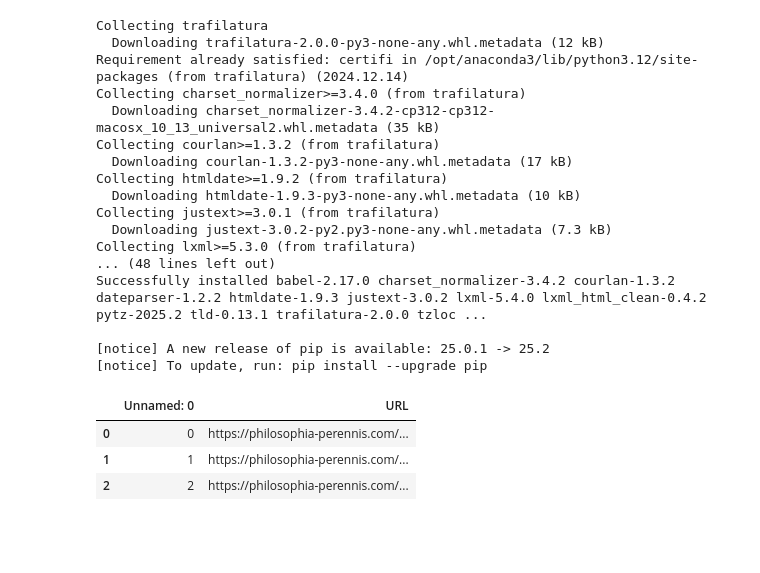
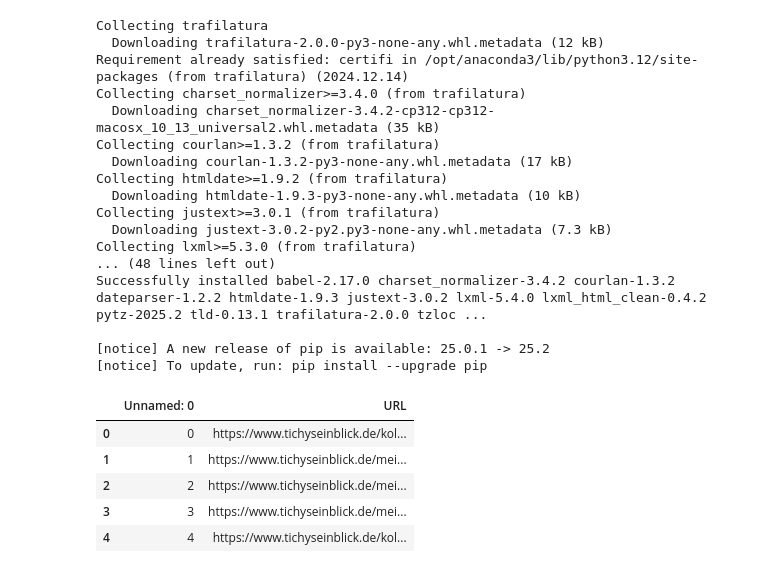
Before and after one commit to caiocmello/netzdg, a Jupyter notebook: webscraping_perennis.ipynb, the cells around one changed output. Cells and saved outputs as stored; diff of their text form; code cells hidden in the pictures; blank space fills up the shorter version.

```diff
--- a/webscraping_perennis.ipynb
+++ b/webscraping_perennis.ipynb
@@ -27,7 +32,9 @@ df_urls = pd.read_csv('/Users/caio.mello/Documents/NetzDG_project/NetzDG_data/ph
-# %%
-df_urls.head()
-# %% [output]
-|  | Unnamed: 0 | URL |
-| 0 | 0 | https://philosophia-perennis.com/... |
-| 1 | 1 | https://philosophia-perennis.com/... |
-| 2 | 2 | https://philosophia-perennis.com/... |
+# %%
+df3.head()
+# %% [output]
+|  | Unnamed: 0 | URL |
+| 0 | 0 | https://www.tichyseinblick.de/kol... |
+| 1 | 1 | https://www.tichyseinblick.de/mei... |
+| 2 | 2 | https://www.tichyseinblick.de/mei... |
+| 3 | 3 | https://www.tichyseinblick.de/mei... |
+| 4 | 4 | https://www.tichyseinblick.de/kol... |
```
Also changed, not shown: parts of 8 cells of this notebook, 4 other files.
